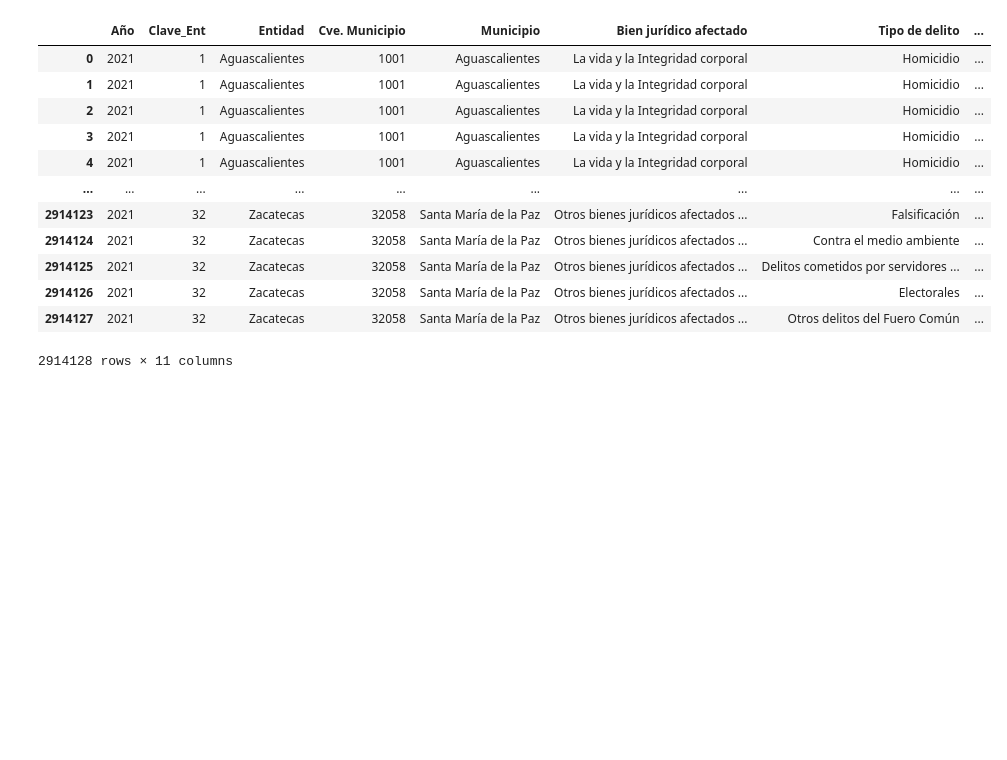
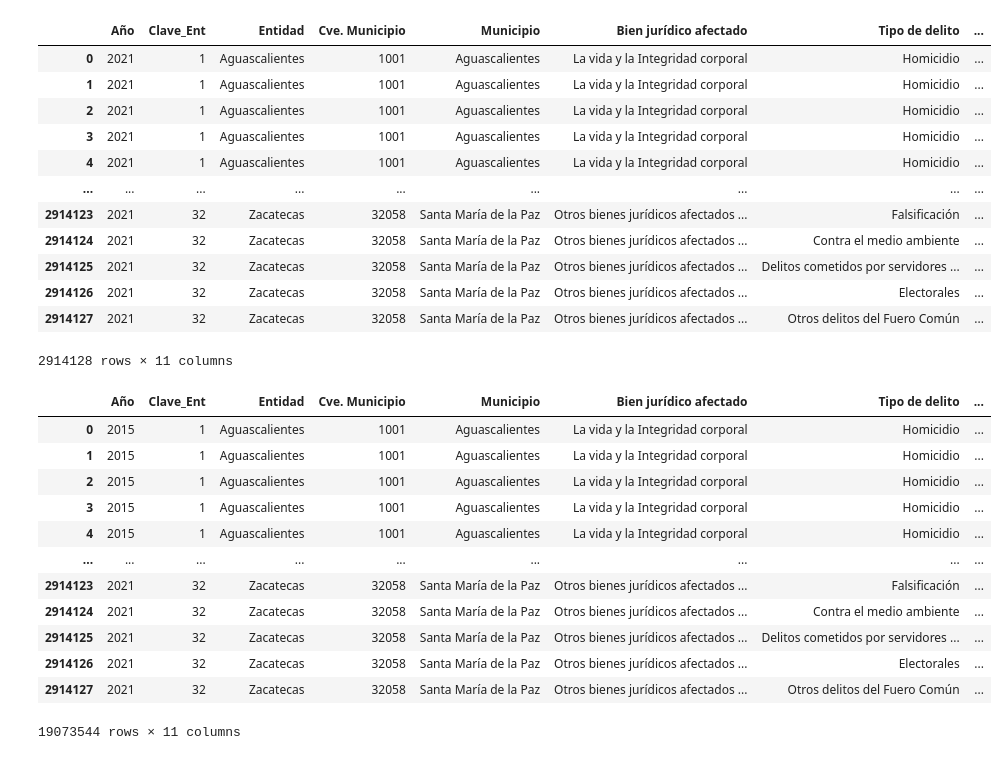
Before and after one commit to abrilgcz/Ciencia-de-Datos, a Jupyter notebook: ProyectoASE.ipynb, the cells around one changed output. Cells and saved outputs as stored; diff of their text form; code cells hidden in the pictures; blank space fills up the shorter version.

Commit message:
Concatenación de los delitos de todos los años en un sólo DataFrame para facilitar la manipulación de los datos.

```diff
--- a/ProyectoASE.ipynb
+++ b/ProyectoASE.ipynb
@@ -292,3 +292,22 @@ melted_2021
 | 2914126 | 2021 | 32 | Zacatecas | 32058 | Santa María de la Paz | Otros bienes jurídicos afectados ... | Electorales | ... |
 | 2914127 | 2021 | 32 | Zacatecas | 32058 | Santa María de la Paz | Otros bienes jurídicos afectados ... | Otros delitos del Fuero Común | ... |
 2914128 rows × 11 columns
+# %%
+#Pequeños dataframes en uno conjunto
+frames = [melted_2015,melted_2016,melted_2017,melted_2018,melted_2019,melted_2020,melted_2021]
+delitos = pd.concat(frames)
+delitos
+# %% [output]
+|  | Año | Clave_Ent | Entidad | Cve. Municipio | Municipio | Bien jurídico afectado | Tipo de delito | ... |
+| 0 | 2015 | 1 | Aguascalientes | 1001 | Aguascalientes | La vida y la Integridad corporal | Homicidio | ... |
+| 1 | 2015 | 1 | Aguascalientes | 1001 | Aguascalientes | La vida y la Integridad corporal | Homicidio | ... |
+| 2 | 2015 | 1 | Aguascalientes | 1001 | Aguascalientes | La vida y la Integridad corporal | Homicidio | ... |
+| 3 | 2015 | 1 | Aguascalientes | 1001 | Aguascalientes | La vida y la Integridad corporal | Homicidio | ... |
+| 4 | 2015 | 1 | Aguascalientes | 1001 | Aguascalientes | La vida y la Integridad corporal | Homicidio | ... |
+| ... | ... | ... | ... | ... | ... | ... | ... | ... |
+| 2914123 | 2021 | 32 | Zacatecas | 32058 | Santa María de la Paz | Otros bienes jurídicos afectados ... | Falsificación | ... |
+| 2914124 | 2021 | 32 | Zacatecas | 32058 | Santa María de la Paz | Otros bienes jurídicos afectados ... | Contra el medio ambiente | ... |
+| 2914125 | 2021 | 32 | Zacatecas | 32058 | Santa María de la Paz | Otros bienes jurídicos afectados ... | Delitos cometidos por servidores ... | ... |
+| 2914126 | 2021 | 32 | Zacatecas | 32058 | Santa María de la Paz | Otros bienes jurídicos afectados ... | Electorales | ... |
+| 2914127 | 2021 | 32 | Zacatecas | 32058 | Santa María de la Paz | Otros bienes jurídicos afectados ... | Otros delitos del Fuero Común | ... |
+19073544 rows × 11 columns
```
